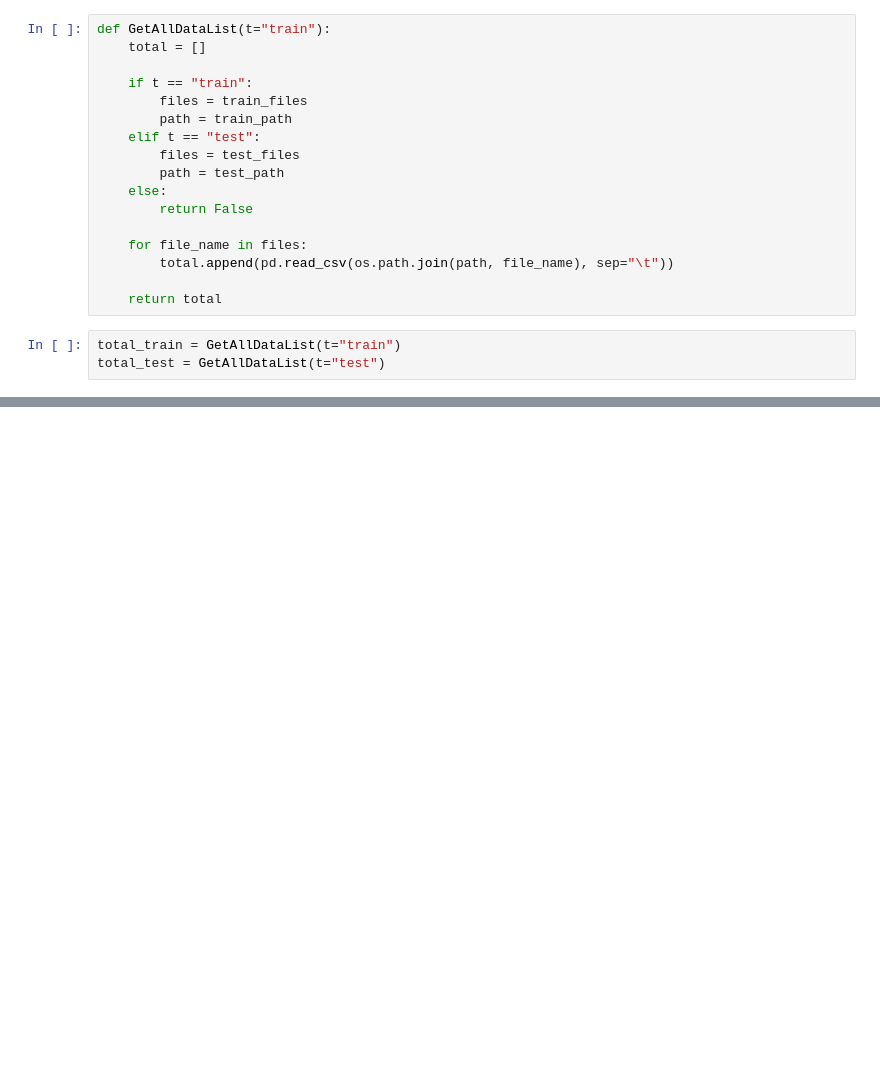
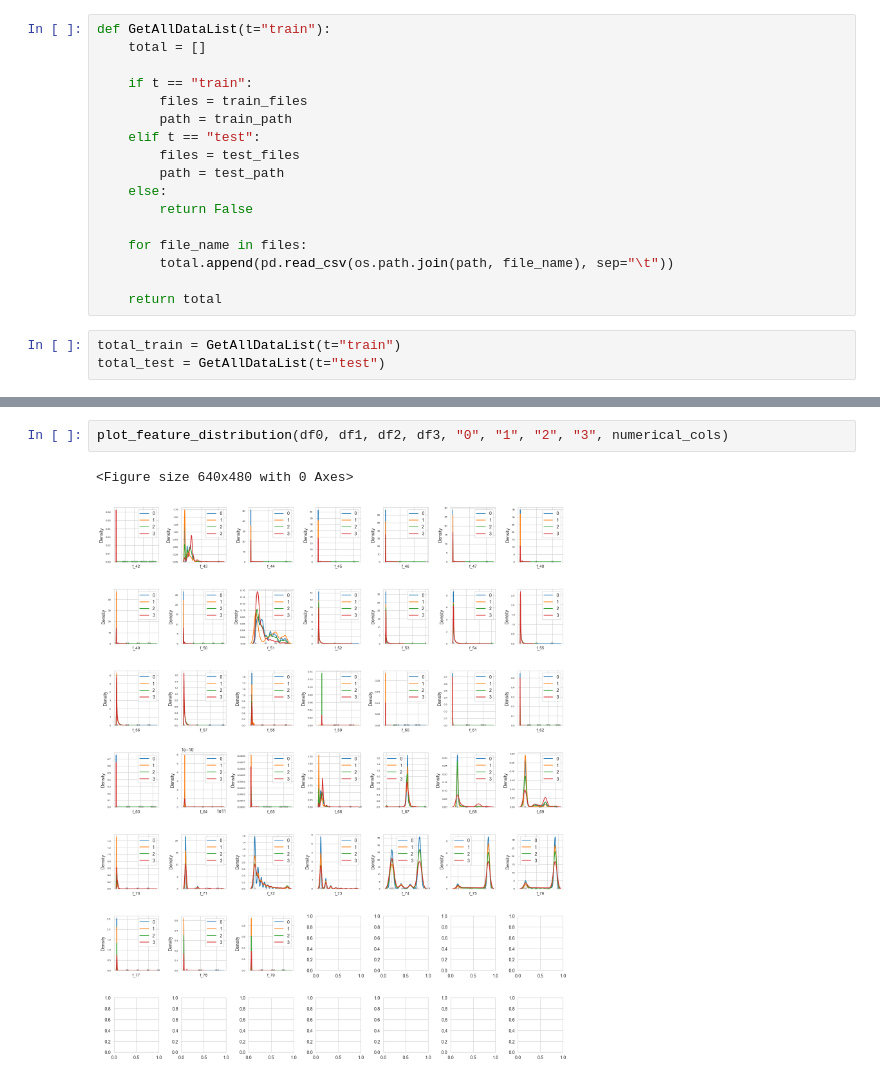
Before and after one commit to mmvv11/RecsysEDA, a Jupyter notebook: EDA.ipynb, the cells around one changed output, grey strips where cells are left out. Cells and saved outputs as stored; diff of their text form; blank space fills up the shorter version.

```diff
--- a/EDA.ipynb
+++ b/EDA.ipynb
@@ -149,0 +258,5 @@ len(total_test[0]["f_0"].unique())
+# %%
+plot_feature_distribution(df0, df1, df2, df3, "0", "1", "2", "3", numerical_cols)
+# %% [output]
+<Figure size 640x480 with 0 Axes>
+[figure, added]
```
Also changed, not shown: parts of 33 cells of this notebook.
